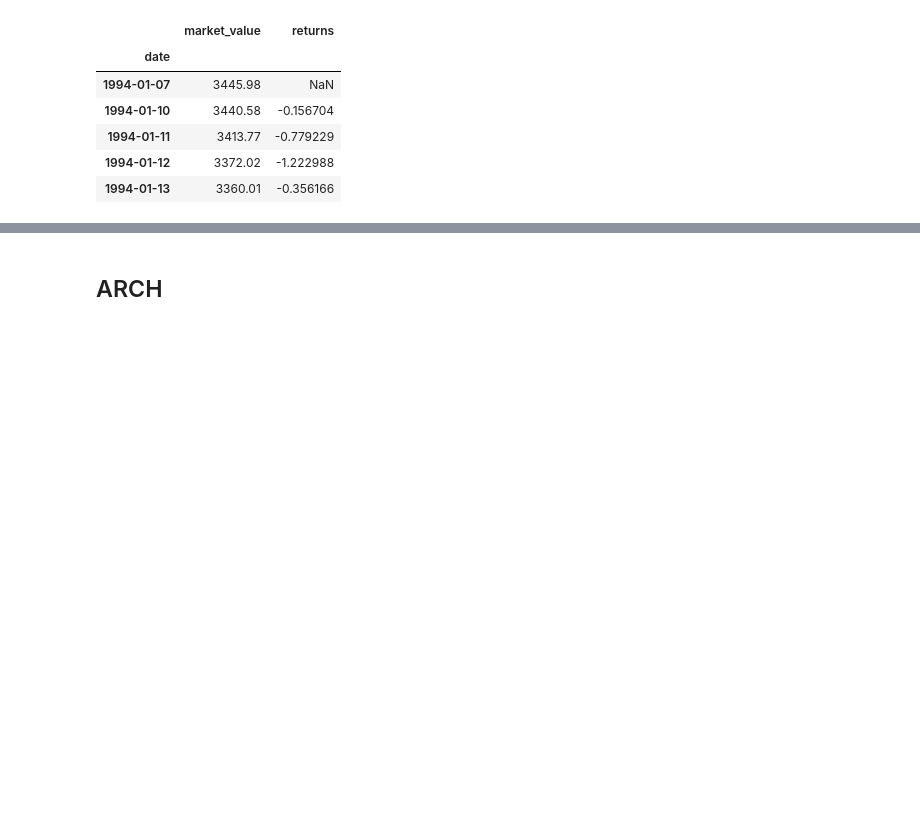
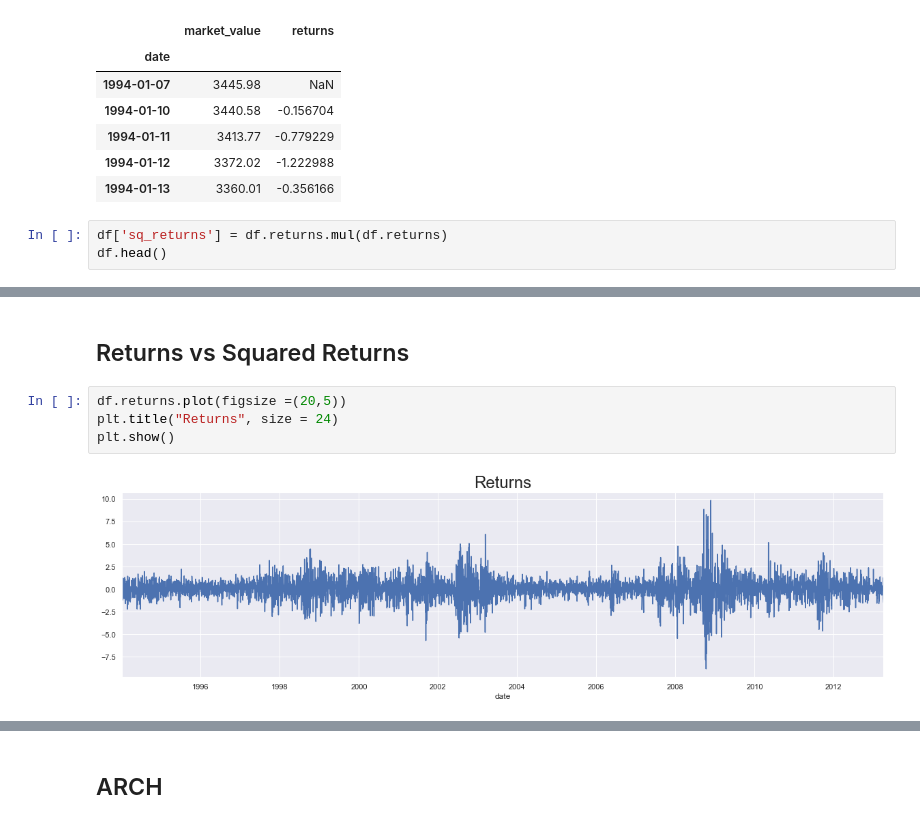
Before and after one commit to Adipiz/SeriesTemporales, a Jupyter notebook: Temas/8.0 ARCH/ARCH Simple.ipynb, the cells around one changed output, grey strips where cells are left out. Saved outputs shown, nothing was run; the diff lists cells and outputs as text; blank space fills up the shorter version.

```diff
--- a/Temas/8.0 ARCH/ARCH Simple.ipynb
+++ b/Temas/8.0 ARCH/ARCH Simple.ipynb
@@ -121,3 +134,6 @@ df.head()
 | 1994-01-11 | 3413.77 | -0.779229 |
 | 1994-01-12 | 3372.02 | -1.222988 |
 | 1994-01-13 | 3360.01 | -0.356166 |
+# %%
+df['sq_returns'] = df.returns.mul(df.returns)
+df.head()
@@ -123,0 +148,8 @@ df.head()
+# %% [markdown]
+## Returns vs Squared Returns
+# %%
+df.returns.plot(figsize =(20,5))
+plt.title("Returns", size = 24)
+plt.show()
+# %% [output]
+[figure, added]
```
Also changed, not shown: parts of 14 cells of this notebook.
